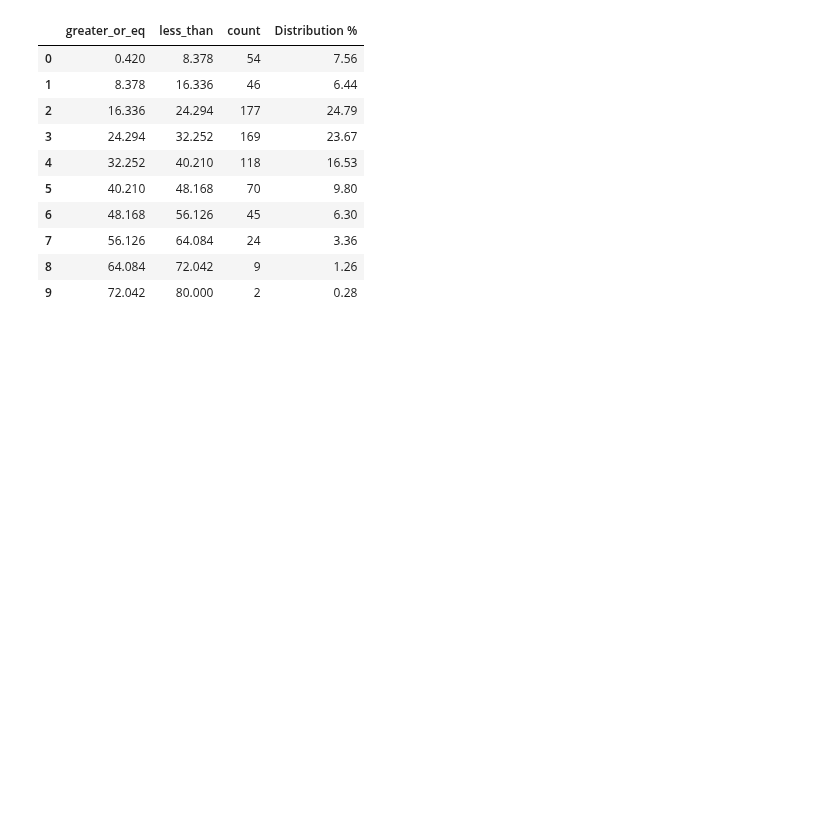
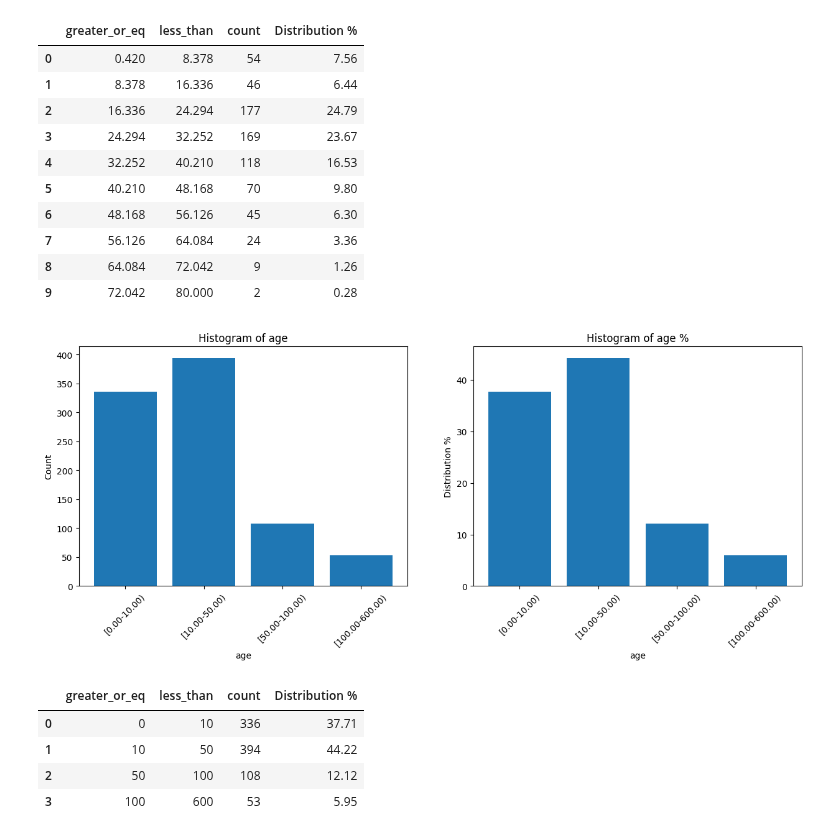
Before and after one commit to 0xdomyz/python_collection, a Jupyter notebook: data/analysis/histogram.ipynb, the cells around one changed output. Cells and saved outputs as stored; diff of their text form; code cells hidden in the pictures; blank space fills up the shorter version.

```diff
--- a/data/analysis/histogram.ipynb
+++ b/data/analysis/histogram.ipynb
@@ -54,3 +56,13 @@ histogram_summary(bins, "age")
 | 7 | 56.126 | 64.084 | 24 | 3.36 |
 | 8 | 64.084 | 72.042 | 9 | 1.26 |
 | 9 | 72.042 | 80.000 | 2 | 0.28 |
+# %%
+bins = np.histogram(df["fare"].dropna(), bins=[0, 10, 50, 100, 600])
+histogram_summary(bins, "age")
+# %% [output]
+[figure, added]
+|  | greater_or_eq | less_than | count | Distribution % |
+| 0 | 0 | 10 | 336 | 37.71 |
+| 1 | 10 | 50 | 394 | 44.22 |
+| 2 | 50 | 100 | 108 | 12.12 |
+| 3 | 100 | 600 | 53 | 5.95 |
```
Also changed, not shown: parts of 3 cells of this notebook, 3 other files.
